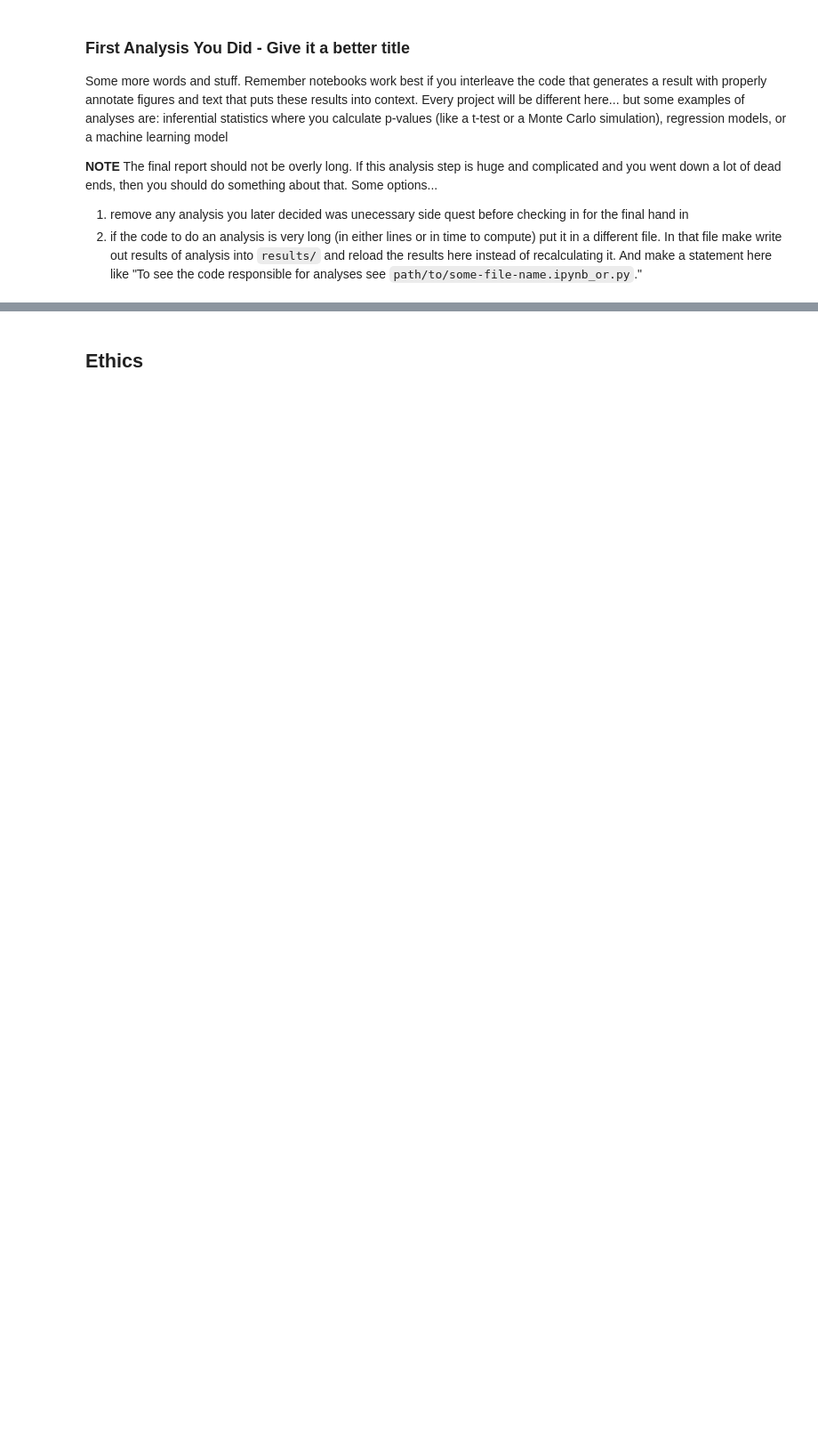
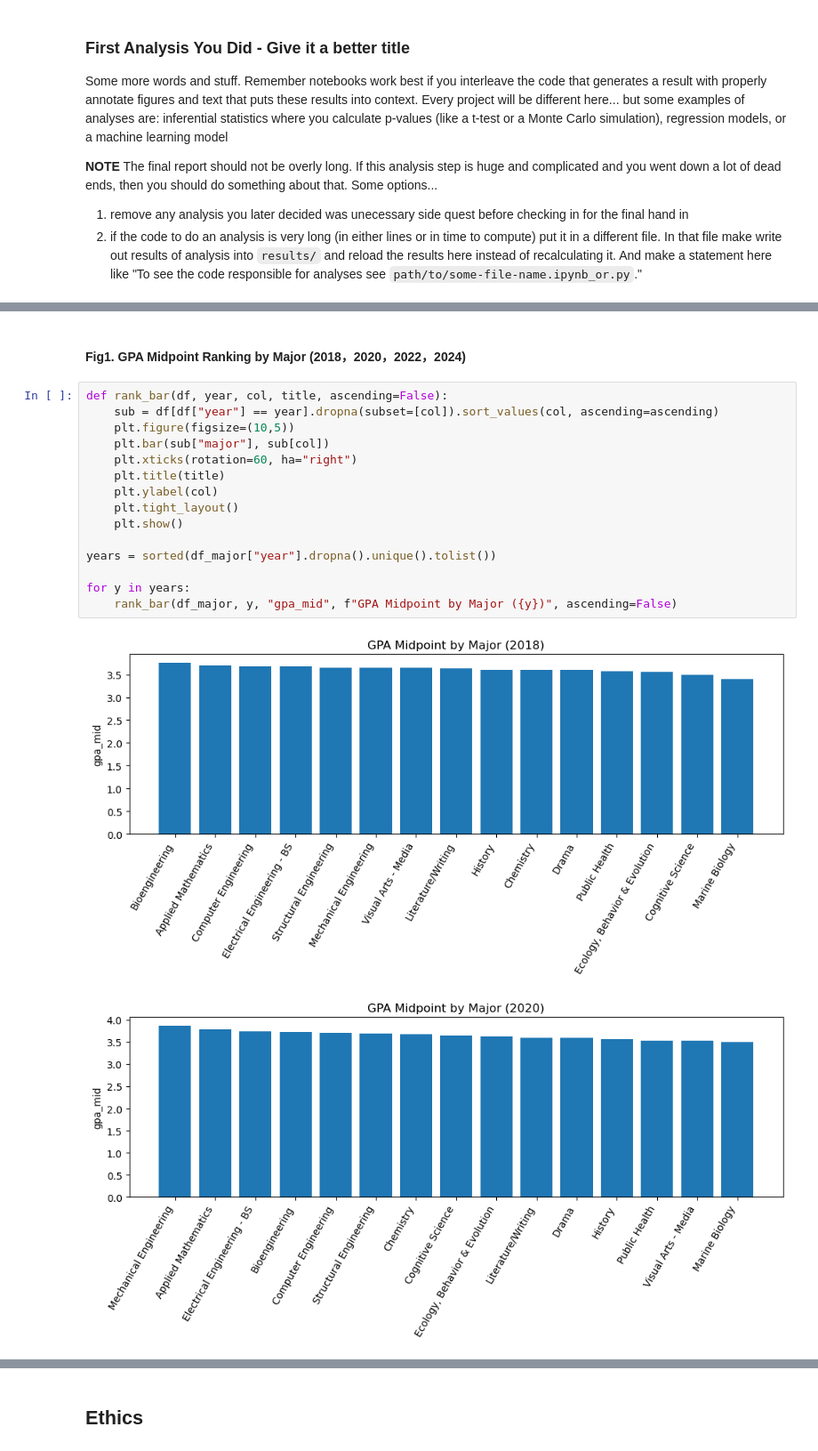
Before and after one commit to COGS108/Group084_WI26, a Jupyter notebook: 03-FinalProject.ipynb, the cells around one changed output, grey strips where cells are left out. Shown at 89% size. Cells and saved outputs as stored; diff of their text form; blank space fills up the shorter version.

```diff
--- a/03-FinalProject.ipynb
+++ b/03-FinalProject.ipynb
@@ -126,0 +717,20 @@ Some more words and stuff.  Remember notebooks work best if you interleave the c
+# %% [markdown]
+#### Fig1. GPA Midpoint Ranking by Major (2018，2020，2022，2024)
+# %%
+def rank_bar(df, year, col, title, ascending=False):
+    sub = df[df["year"] == year].dropna(subset=[col]).sort_values(col, ascending=ascending)
+    plt.figure(figsize=(10,5))
+    plt.bar(sub["major"], sub[col])
+    plt.xticks(rotation=60, ha="right")
+    plt.title(title)
+    plt.ylabel(col)
+    plt.tight_layout()
+    plt.show()
+
+years = sorted(df_major["year"].dropna().unique().tolist())
+
+for y in years:
+    rank_bar(df_major, y, "gpa_mid", f"GPA Midpoint by Major ({y})", ascending=False)
+# %% [output]
+[figure, added]
+[figure, added]
```
Also changed, not shown: parts of 114 cells of this notebook.
